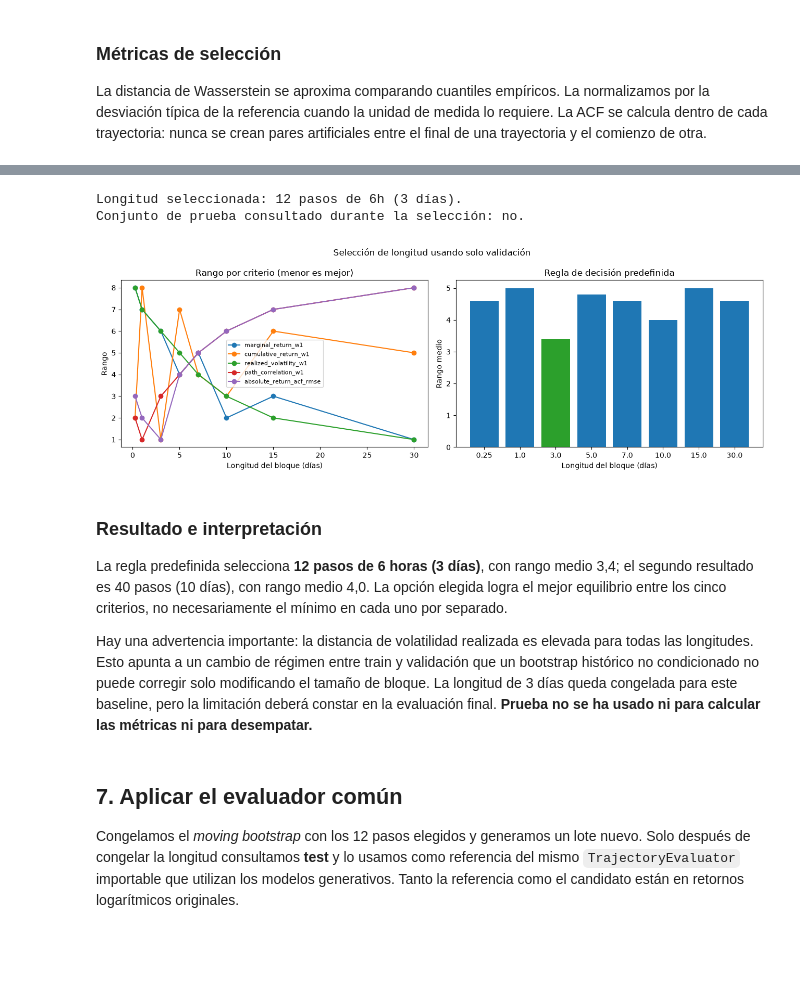
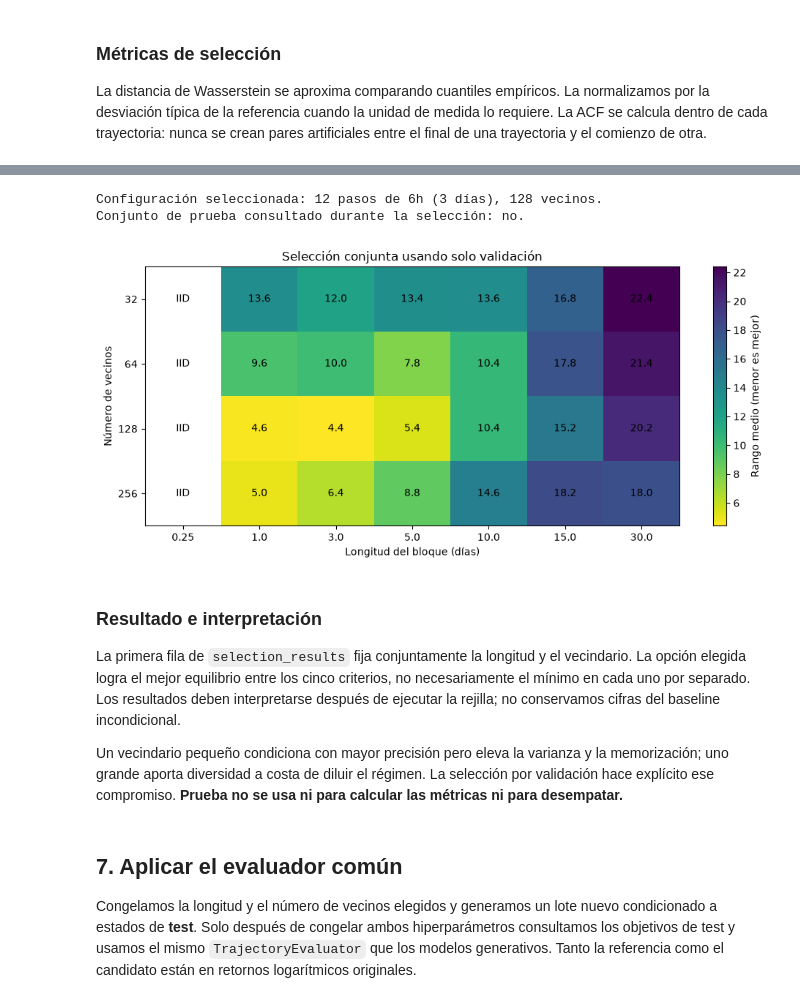
Before and after one commit to hipaor01/Taller_Generativos, a Jupyter notebook: notebooks/01_block_bootstrap_multivariante.ipynb, the cells around one changed output, grey strips where cells are left out. Drawn from its saved outputs; the diff is of its cells as text; code cells hidden in the pictures; blank space fills up the shorter version.

Commit message:
Modificado baseline bootstrap para ser también condicionado como los generativos

```diff
--- a/notebooks/01_block_bootstrap_multivariante.ipynb
+++ b/notebooks/01_block_bootstrap_multivariante.ipynb
@@ -220,18 +260,26 @@ Sampler común: MultivariateBlockBootstrap
 # %%
 return_columns = ['btc_log_return', 'eth_log_return']
-bootstrap = MultivariateBlockBootstrap(
+bootstrap = ConditionalMultivariateBlockBootstrap(
     block_length=PROVISIONAL_BLOCK_LENGTH,
+    n_neighbors=PROVISIONAL_NEIGHBORS,
     random_state=SEED,
 ).fit(
-    train_returns[return_columns].to_numpy(),
-    train_returns['segment_id'].to_numpy(),
+    training_targets,
+    train_conditions,
 )
+provisional_rng = np.random.default_rng(SEED)
+provisional_condition_indices = provisional_rng.integers(
+    0, len(train_conditions), size=N_SCENARIOS
+)
+synthetic_conditions = train_conditions[provisional_condition_indices]
 synthetic = bootstrap.sample(
     n_scenarios=N_SCENARIOS,
+    cond=synthetic_conditions,
     horizon_steps=HORIZON_STEPS,
 )
 
 print(f'Bloques candidatos: {len(bootstrap.blocks):,}')
+print(f'Vecinos por condición: {bootstrap.n_neighbors:,}')
 print('Forma sintética:', synthetic.shape)
 assert synthetic.shape == (N_SCENARIOS, HORIZON_STEPS, 2)
 # %% [output]
@@ -530,58 +578,48 @@ selection_results[display_columns].style.format(precision=4)
 # %%
-results_by_length = selection_results.sort_values('block_length_steps')
-fig, axes = plt.subplots(1, 2, figsize=(13, 4.5))
-
-for metric, rank_column in zip(METRIC_COLUMNS, rank_columns):
-    axes[0].plot(
-        results_by_length['block_length_days'],
-        results_by_length[rank_column],
-        marker='o',
-        label=metric,
-    )
-axes[0].set(
-    title='Rango por criterio (menor es mejor)',
+rank_surface = selection_results.pivot(
+    index='n_neighbors',
+    columns='block_length_days',
+    values='mean_rank',
+).sort_index().sort_index(axis=1)
+fig, axis = plt.subplots(figsize=(10, 4.5))
+image = axis.imshow(rank_surface, aspect='auto', cmap='viridis_r')
+axis.set_xticks(np.arange(rank_surface.shape[1]), rank_surface.columns)
+axis.set_yticks(np.arange(rank_surface.shape[0]), rank_surface.index)
+axis.set(
+    title='Selección conjunta usando solo validación',
     xlabel='Longitud del bloque (días)',
-    ylabel='Rango',
+    ylabel='Número de vecinos',
 )
-axes[0].legend(fontsize=8)
-
-bar_colors = [
-    'tab:green' if length == SELECTED_BLOCK_LENGTH else 'tab:blue'
-    for length in results_by_length['block_length_steps']
-]
-axes[1].bar(
-    results_by_length['block_length_days'].astype(str),
-    results_by_length['mean_rank'],
-    color=bar_colors,
-)
-axes[1].set(
-    title='Regla de decisión predefinida',
-    xlabel='Longitud del bloque (días)',
-    ylabel='Rango medio',
-)
-fig.suptitle('Selección de longitud usando solo validación')
+for row in range(rank_surface.shape[0]):
+    for column in range(rank_surface.shape[1]):
+        value = rank_surface.iloc[row, column]
+        axis.text(
+            column, row, f'{value:.1f}' if np.isfinite(value) else 'IID',
+            ha='center', va='center', color='black',
+        )
+fig.colorbar(image, ax=axis, label='Rango medio (menor es mejor)')
 fig.tight_layout()
 
 selected_days = SELECTED_BLOCK_LENGTH * INTERVAL_HOURS / 24
 print(
-    f'Longitud seleccionada: {SELECTED_BLOCK_LENGTH} pasos de 6h '
-    f'({selected_days:g} días).'
+    f'Configuración seleccionada: {SELECTED_BLOCK_LENGTH} pasos de 6h '
+    f'({selected_days:g} días), {SELECTED_NEIGHBORS} vecinos.'
 )
 print('Conjunto de prueba consultado durante la selección: no.')
 # %% [output]
-Longitud seleccionada: 12 pasos de 6h (3 días).
+Configuración seleccionada: 12 pasos de 6h (3 días), 128 vecinos.
 Conjunto de prueba consultado durante la selección: no.
-[figure, old version]
+[figure, new version]
 # %% [markdown]
 ### Resultado e interpretación
 
-La regla predefinida selecciona **12 pasos de 6 horas (3 días)**, con rango medio 3,4; el segundo resultado es 40 pasos (10 días), con rango medio 4,0. La opción elegida logra el mejor equilibrio entre los cinco criterios, no necesariamente el mínimo en cada uno por separado.
+La primera fila de `selection_results` fija conjuntamente la longitud y el vecindario. La opción elegida logra el mejor equilibrio entre los cinco criterios, no necesariamente el mínimo en cada uno por separado. Los resultados deben interpretarse después de ejecutar la rejilla; no conservamos cifras del baseline incondicional.
 
-Hay una advertencia importante: la distancia de volatilidad realizada es elevada para todas las longitudes. Esto apunta a un cambio de régimen entre train y validación que un bootstrap histórico no condicionado no puede corregir solo modificando el tamaño de bloque. La longitud de 3 días queda congelada para este baseline, pero la limitación deberá constar en la evaluación final. **Prueba no se ha usado ni para calcular las métricas ni para desempatar.**
+Un vecindario pequeño condiciona con mayor precisión pero eleva la varianza y la memorización; uno grande aporta diversidad a costa de diluir el régimen. La selección por validación hace explícito ese compromiso. **Prueba no se usa ni para calcular las métricas ni para desempatar.**
 # %% [markdown]
 ## 7. Aplicar el evaluador común
 
-Congelamos el *moving bootstrap* con los 12 pasos elegidos y generamos un lote nuevo. Solo después de congelar la longitud consultamos **test** y lo usamos como referencia del mismo `TrajectoryEvaluator` importable que utilizan los modelos generativos. Tanto la referencia como el candidato están en retornos logarítmicos originales.
+Congelamos la longitud y el número de vecinos elegidos y generamos un lote nuevo condicionado a estados de **test**. Solo después de congelar ambos hiperparámetros consultamos los objetivos de test y usamos el mismo `TrajectoryEvaluator` que los modelos generativos. Tanto la referencia como el candidato están en retornos logarítmicos originales.
 # %%
 test_index = split_index.loc[split_index['split'].eq('test')].copy()
 test_ids = test_index['sample_id'].to_numpy(dtype=np.int64)
```
Also changed, not shown: parts of 23 cells of this notebook, 54 other files.
